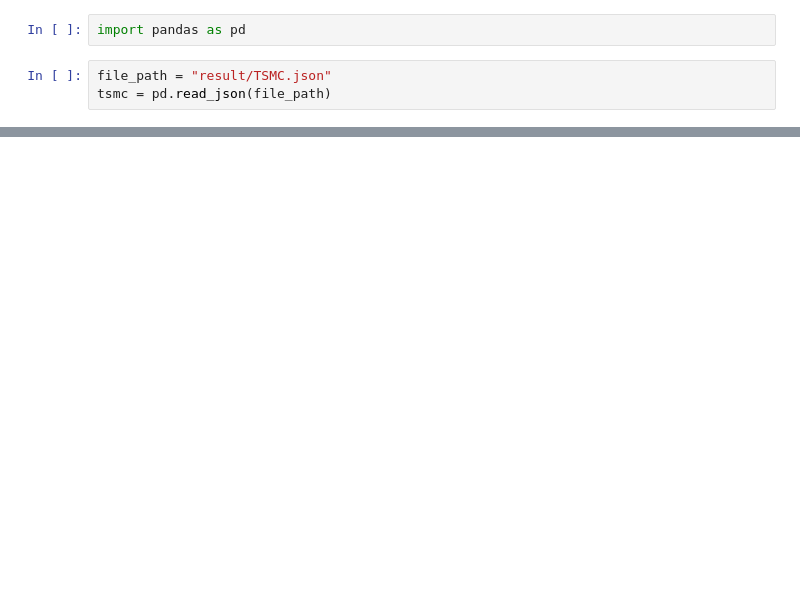
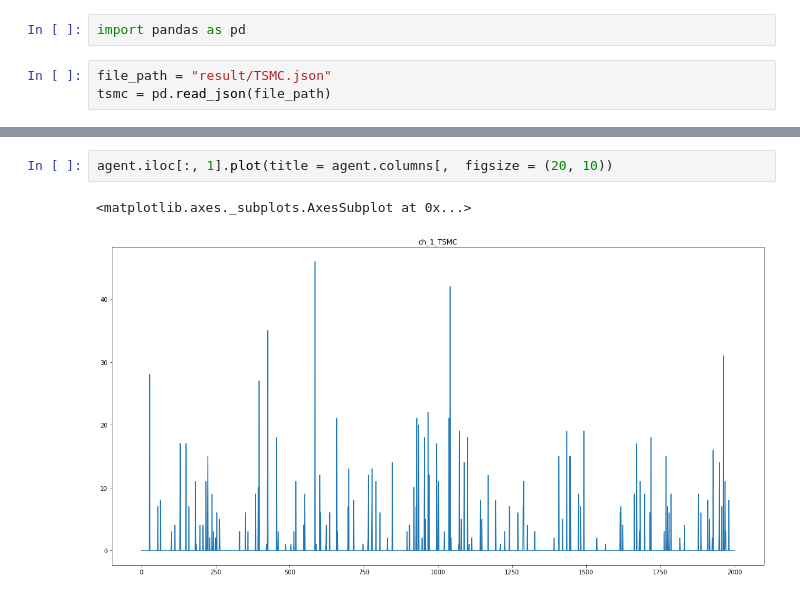
Before and after one commit to lainn9527/market_simulator, a Jupyter notebook: visualization.ipynb, the cells around one changed output, grey strips where cells are left out. Saved outputs shown, nothing was run; the diff lists cells and outputs as text; blank space fills up the shorter version.

```diff
--- a/visualization.ipynb
+++ b/visualization.ipynb
@@ -15,0 +44,5 @@ tsmc['average'].plot()
+# %%
+agent.iloc[:, 1].plot(title = agent.columns[,  figsize = (20, 10))
+# %% [output]
+<matplotlib.axes._subplots.AxesSubplot at 0x...>
+[figure, added]
```
Also changed, not shown: parts of 6 cells of this notebook, 9 other files.
